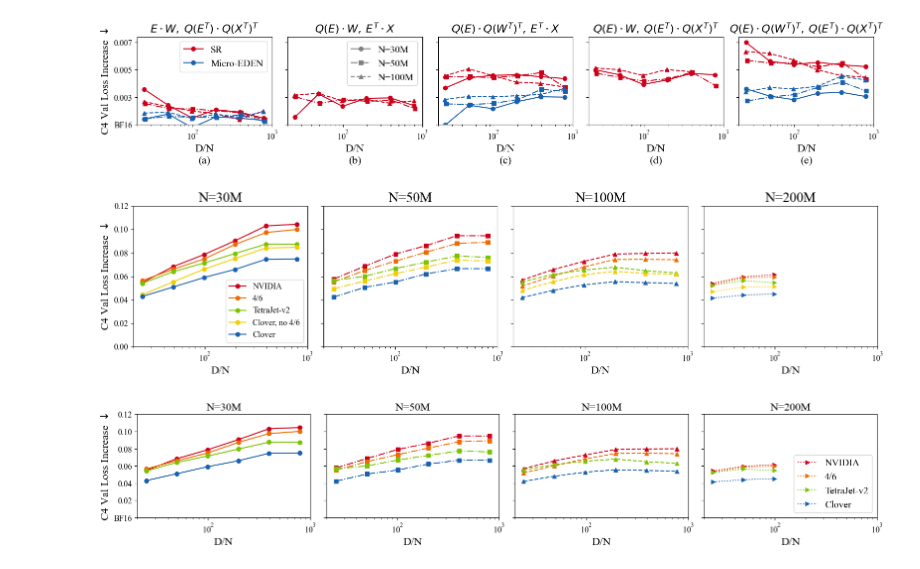
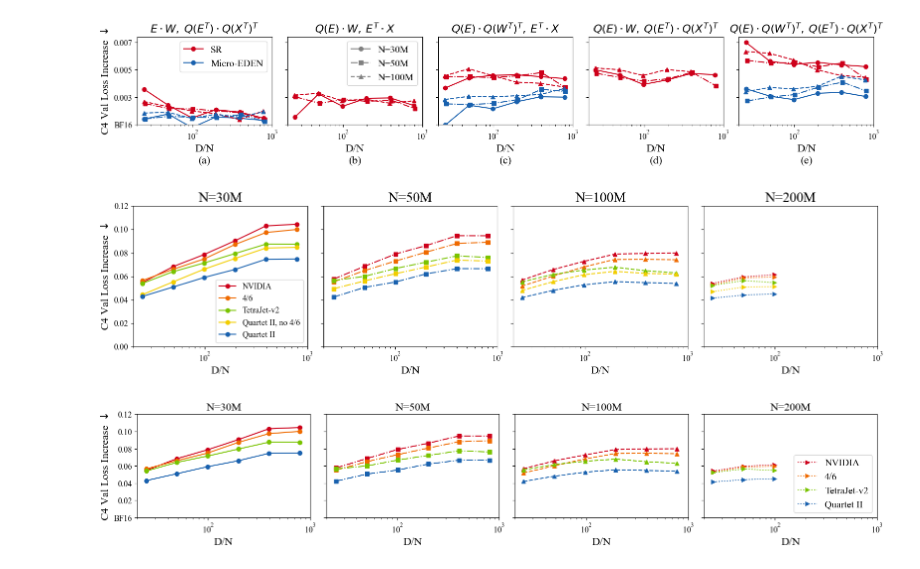
Before and after one commit to IST-DASLab/Quartet-II, a Jupyter notebook: notebooks/plots.ipynb, the cells around one changed output. Cells and saved outputs as stored; diff of their text form; code cells hidden in the pictures.

```diff
--- a/notebooks/plots.ipynb
+++ b/notebooks/plots.ipynb
@@ -844,41 +844,41 @@ for (size, linestyle), ax in zip(linestyles.items(), axs):
             [run['D/N'] for run in filtered_sorted],
             [run['final_loss'] - baselines[(run['N'], run['D/N'])] for run in filtered_sorted],
             color=color, linestyle=linestyle, marker=markers[size],
-            label=f"Clover{', no 4/6' if not fos else ''}" if size=="30M" else None
+            label=f"Quartet II{', no 4/6' if not fos else ''}" if size=="30M" else None
         )
 
 
     # Quartet-II forward
     filtered = [
         run for run in runs['forward_main'] if
         run['fscale_override'] == 1.0 and
         run['fsquare'] == False and
         run['fhadamard_dim'] == 1 and
         run['N'] == str_size_to_int[size]
     ]
 
     filtered_sorted = sorted(filtered, key=lambda run: run['D/N'])
     # ax.plot(
     #     [run['D/N'] for run in filtered_sorted],
     #     [float(run['final_loss']) - baselines[(run['N'], run['D/N'])] if (run['N'], run['D/N']) in baselines else None for run in filtered_sorted],
     #     color="gray", linestyle=linestyle, marker=markers[size],
     #     label=(
     #         "Quartet-II Forward-only"
     #     ) if size=="30M" else None
     # )
 
     ax.set_xlabel("D/N")
     if size == "30M":
         ax.set_ylabel(r"C4 Val Loss Increase $\downarrow$")
         ax.legend(loc="lower right", fontsize=12)
     ax.set_title(f"N={size}", fontsize=20)
     ax.set_xscale('log')
     ax.set_xlim(20, 1000)
     ax.set_ylim(0, 0.12)
 
 fig.tight_layout()
 # %% [output]
-[figure, old version]
+[figure, new version]
 # %%
 fig, axs = plt.subplots(1, 4, figsize=(16, 3.2), sharex=True, sharey=True)
 # axs = [axs[0][0], axs[0][1], axs[1][0], axs[1][1]]
```
Also changed, not shown: parts of 4 cells of this notebook, 13 other files.
